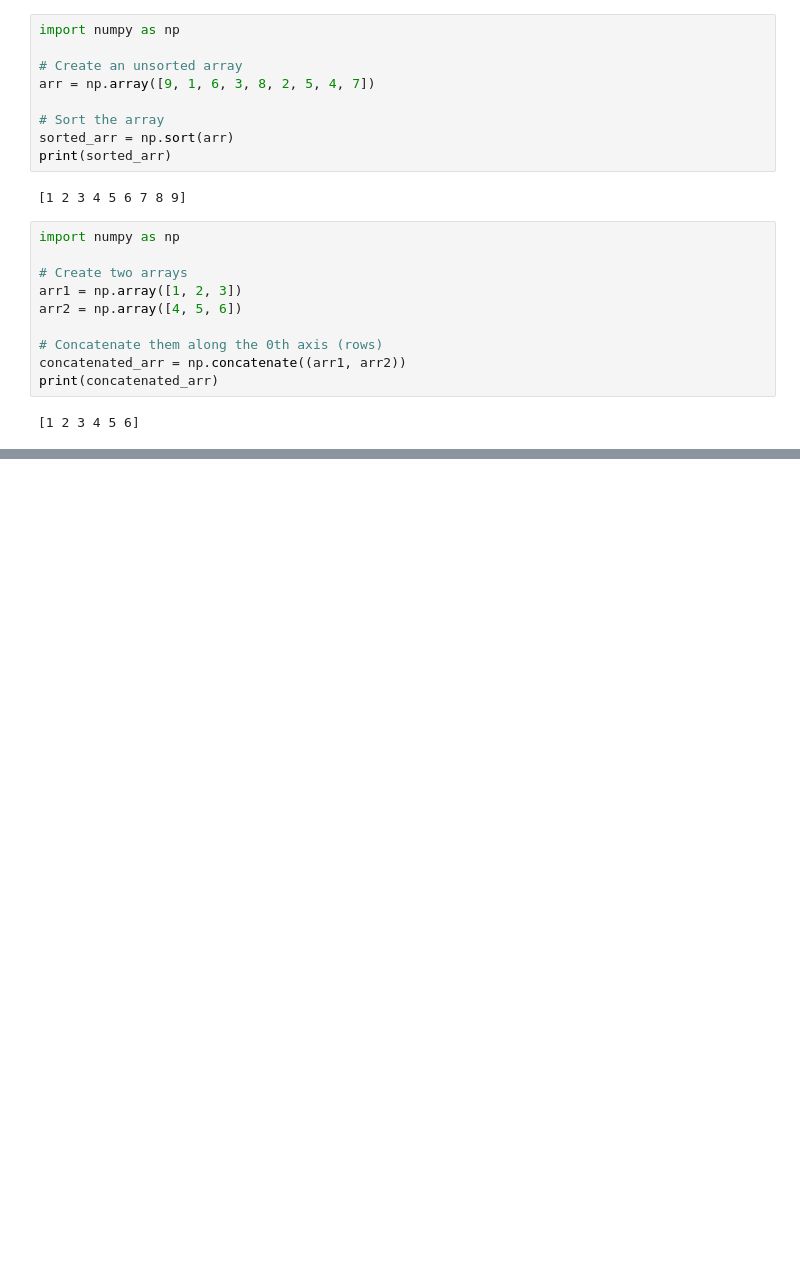
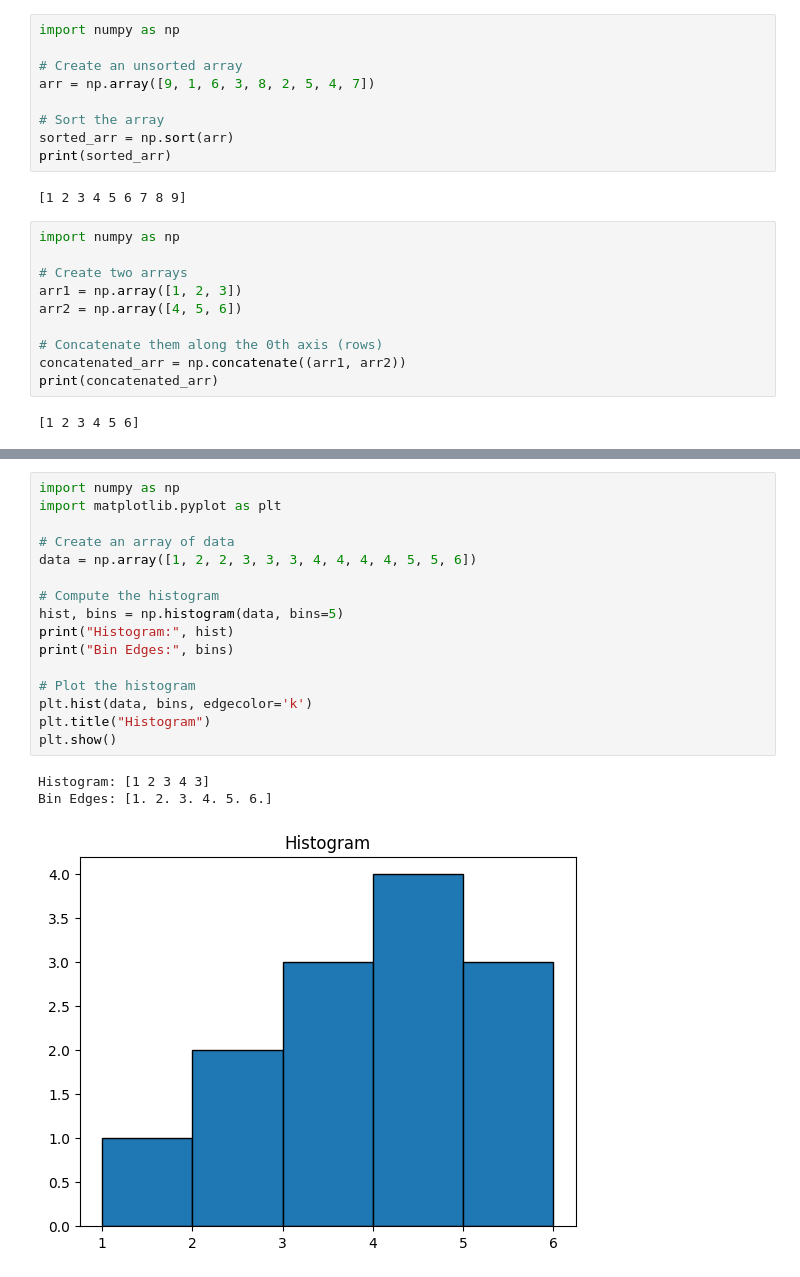
Before and after one commit to iamabhaytiwari343/Python-Libraries, a Jupyter notebook: NumPy/NUMPY_FUNCTIONS.ipynb, the cells around one changed output, grey strips where cells are left out. Cells and saved outputs as stored; diff of their text form; blank space fills up the shorter version.

Commit message:
numpy functions

```diff
--- a/NumPy/NUMPY_FUNCTIONS.ipynb
+++ b/NumPy/NUMPY_FUNCTIONS.ipynb
@@ -201,0 +267,20 @@ print(concatenated_arr)
+# %%
+import numpy as np
+import matplotlib.pyplot as plt
+
+# Create an array of data
+data = np.array([1, 2, 2, 3, 3, 3, 4, 4, 4, 4, 5, 5, 6])
+
+# Compute the histogram
+hist, bins = np.histogram(data, bins=5)
+print("Histogram:", hist)
+print("Bin Edges:", bins)
+
+# Plot the histogram
+plt.hist(data, bins, edgecolor='k')
+plt.title("Histogram")
+plt.show()
+# %% [output]
+Histogram: [1 2 3 4 3]
+Bin Edges: [1. 2. 3. 4. 5. 6.]
+[figure, added]
```
Also changed, not shown: parts of 12 cells of this notebook.
